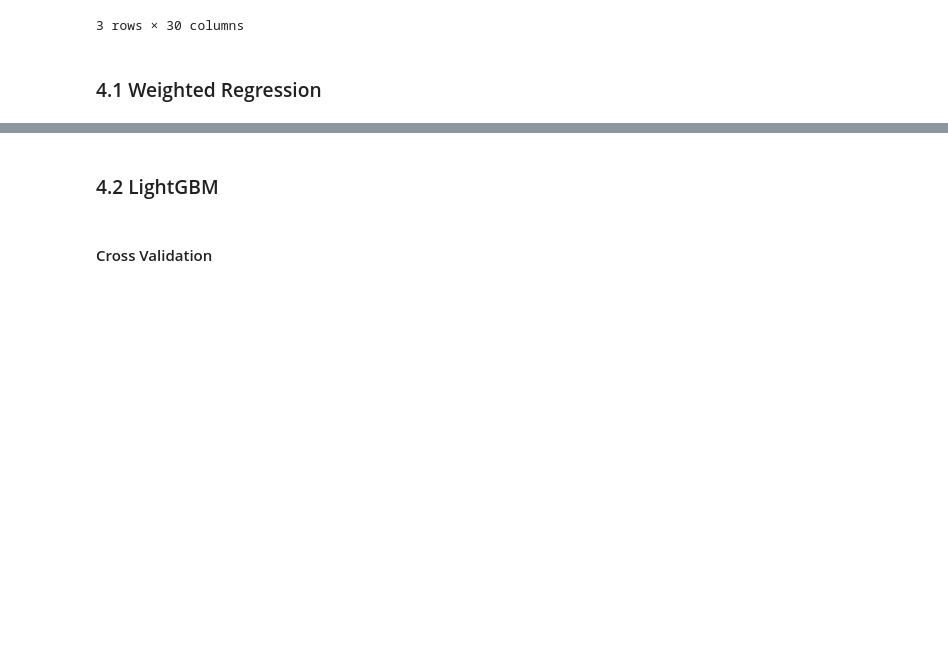
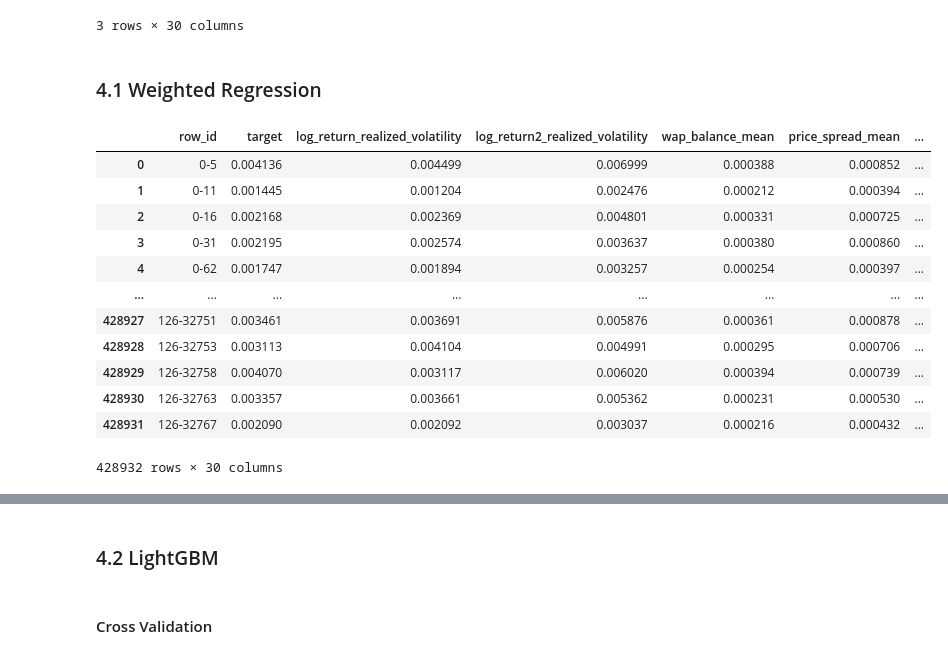
Before and after one commit to zhuyingw/Optiver-Realized-Volatility-Prediction, a Jupyter notebook: optiver/lightgbm-starter-with-feature-engineering-idea.ipynb, the cells around one changed output, grey strips where cells are left out. Saved outputs shown, nothing was run; the diff lists cells and outputs as text; code cells hidden in the pictures; blank space fills up the shorter version.

```diff
--- a/optiver/lightgbm-starter-with-feature-engineering-idea.ipynb
+++ b/optiver/lightgbm-starter-with-feature-engineering-idea.ipynb
@@ -377,3 +377,19 @@ if len(df_test)==3:
     DO_FEAT_IMP = True
 # %% [markdown]
 ### 4.1 Weighted Regression
+# %%
+df_train
+# %% [output]
+|  | row_id | target | log_return_realized_volatility | log_return2_realized_volatility | wap_balance_mean | price_spread_mean | ... |
+| 0 | 0-5 | 0.004136 | 0.004499 | 0.006999 | 0.000388 | 0.000852 | ... |
+| 1 | 0-11 | 0.001445 | 0.001204 | 0.002476 | 0.000212 | 0.000394 | ... |
+| 2 | 0-16 | 0.002168 | 0.002369 | 0.004801 | 0.000331 | 0.000725 | ... |
+| 3 | 0-31 | 0.002195 | 0.002574 | 0.003637 | 0.000380 | 0.000860 | ... |
+| 4 | 0-62 | 0.001747 | 0.001894 | 0.003257 | 0.000254 | 0.000397 | ... |
+| ... | ... | ... | ... | ... | ... | ... | ... |
+| 428927 | 126-32751 | 0.003461 | 0.003691 | 0.005876 | 0.000361 | 0.000878 | ... |
+| 428928 | 126-32753 | 0.003113 | 0.004104 | 0.004991 | 0.000295 | 0.000706 | ... |
+| 428929 | 126-32758 | 0.004070 | 0.003117 | 0.006020 | 0.000394 | 0.000739 | ... |
+| 428930 | 126-32763 | 0.003357 | 0.003661 | 0.005362 | 0.000231 | 0.000530 | ... |
+| 428931 | 126-32767 | 0.002090 | 0.002092 | 0.003037 | 0.000216 | 0.000432 | ... |
+428932 rows × 30 columns
```
Also changed, not shown: parts of 5 cells of this notebook.
